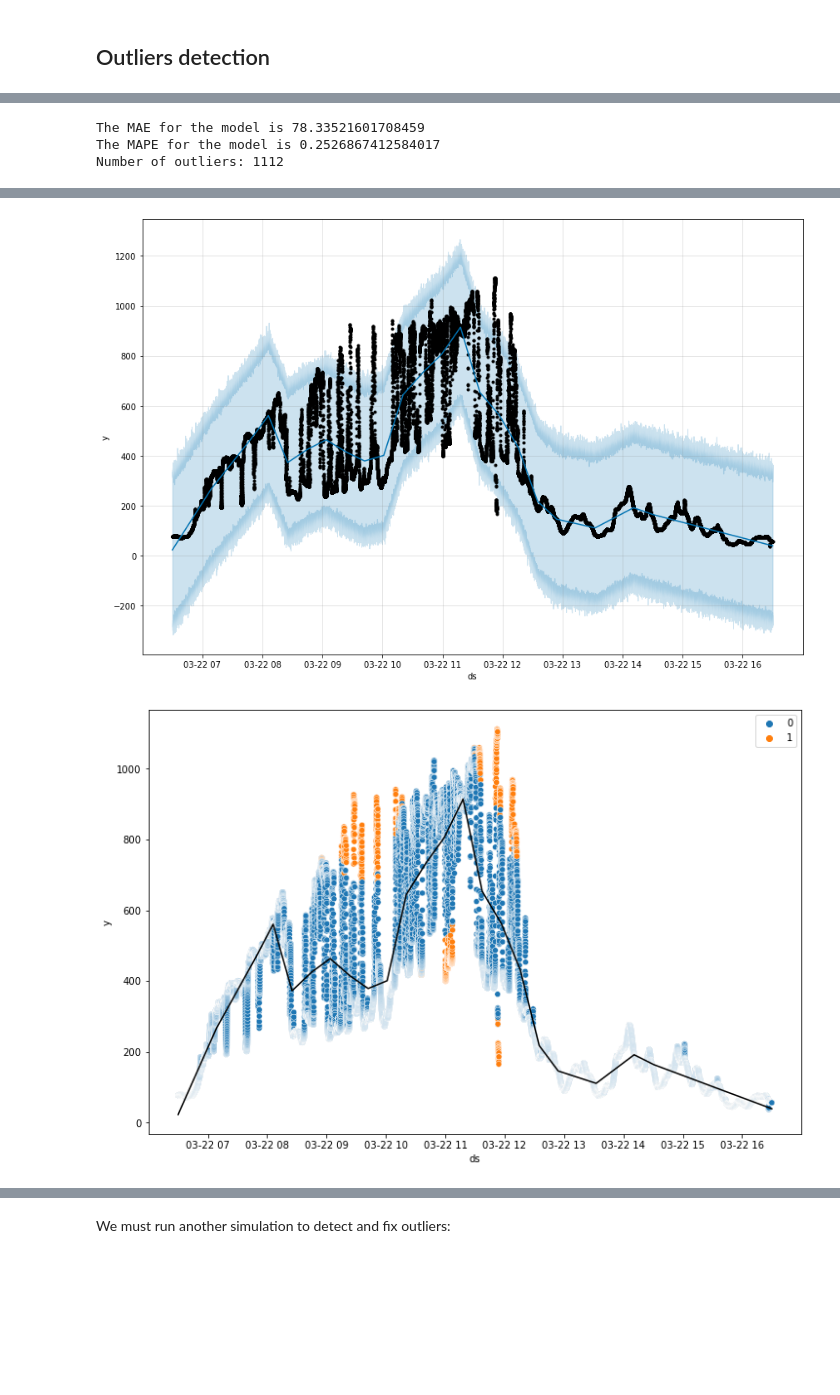
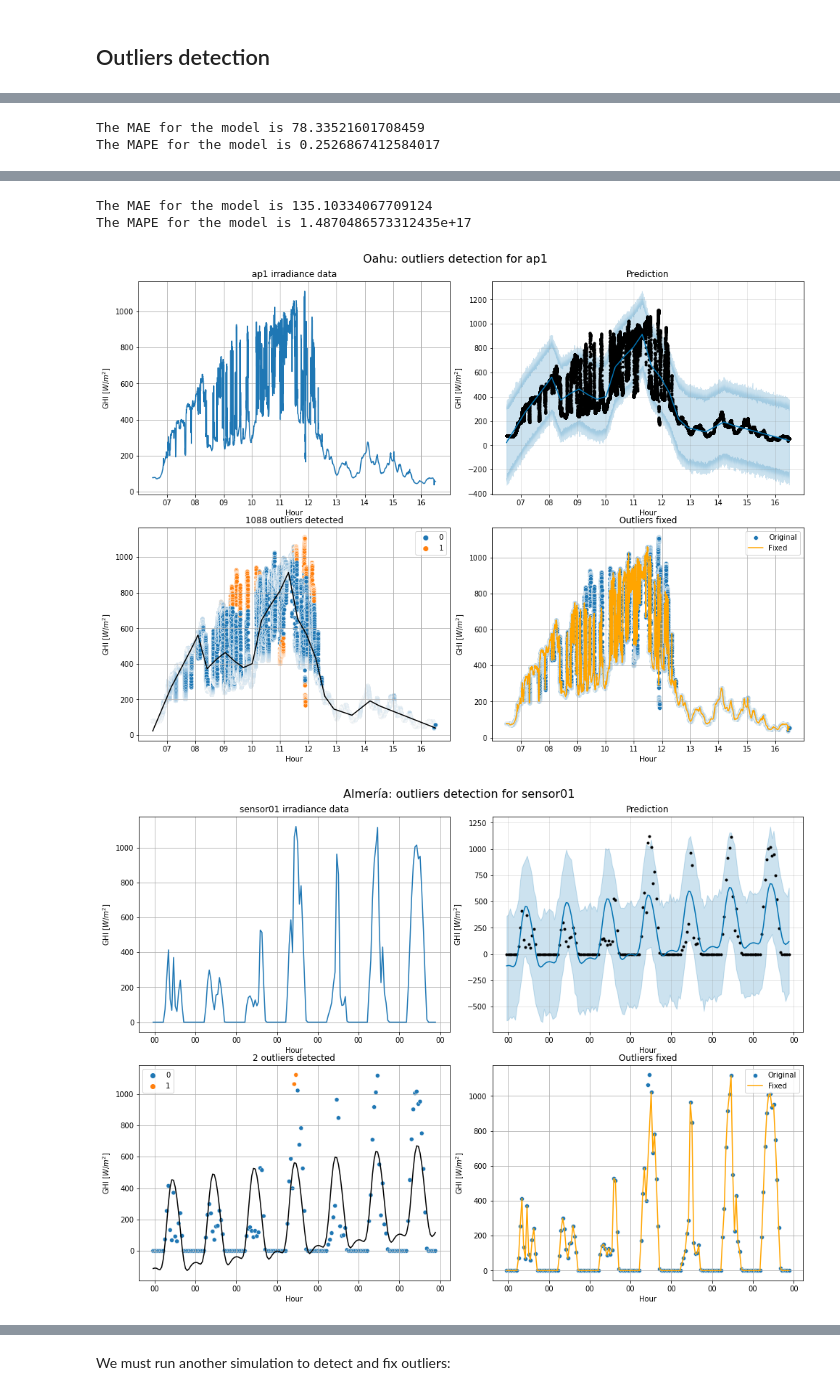
Before and after one commit to jlrisco/caide, a Jupyter notebook: notebooks/caide-results.ipynb, the cells around one changed output, grey strips where cells are left out. Saved outputs shown, nothing was run; the diff lists cells and outputs as text; code cells hidden in the pictures; blank space fills up the shorter version.

```diff
--- a/notebooks/caide-results.ipynb
+++ b/notebooks/caide-results.ipynb
@@ -61,8 +61,8 @@ for f in range(len(farm_names)):
 ## Outliers detection
 # %%
 sensors_test = ['ap1', 'sensor01']
-start_dts = [dt.datetime.strptime("2010-03-22 00:00:01", "%Y-%m-%d %H:%M:%S"), dt.datetime.strptime("2020-03-26 23:59:59", "%Y-%m-%d %H:%M:%S")]
-stop_dts = [dt.datetime.strptime("2010-03-22 23:59:59", "%Y-%m-%d %H:%M:%S"), dt.datetime.strptime("2020-03-26 23:59:59", "%Y-%m-%d %H:%M:%S")]
+start_dts = [dt.datetime.strptime("2010-03-22 00:00:01", "%Y-%m-%d %H:%M:%S"), dt.datetime.strptime("2020-03-22 23:59:59", "%Y-%m-%d %H:%M:%S")]
+stop_dts = [dt.datetime.strptime("2010-03-22 23:59:59", "%Y-%m-%d %H:%M:%S"), dt.datetime.strptime("2020-03-29 23:59:59", "%Y-%m-%d %H:%M:%S")]
 for f in range(2):
     h5 = tb.open_file(output_paths[f], 'r')
     sensor_table = h5.get_node(f'/DataCenter/{farm_names[f]}/{sensors_test[f]}')
@@ -72,12 +72,29 @@ for f in range(2):
     # Preparing the model ..."
     data = df.rename(columns={"timestamp": "ds", "radiation": "y"})
     model = Prophet(interval_width=0.99)
-    model.fit(data)
+    try:
+        model.fit(data)
+    except:
+        print(f"Error: Prophet model for {farm_names[f]}[{sensors_test[f]}] could not be fitted")
+        h5.close()
+        continue
+
+    fig, ax = plt.subplots(2,2, figsize=(14,10))
+    fig.suptitle(f'{farm_names_es[f]}: outliers detection for {sensors_test[f]}', fontsize=16)
+    ax[0,0].set_title(f'{sensors_test[f]} irradiance data')
+    ax[0,0].plot(df.timestamp, df.radiation)
+    ax[0,0].xaxis.set_major_formatter(mdates.DateFormatter('%H'))
+    ax[0,0].grid()
+    ax[0,0].set_ylabel('GHI $[W/m^2]$')
+    ax[0,0].set_xlabel('Hour') #, fontsize=12)
 
     # Making prediction ...
     forecast = model.predict(data)
-    fig1 = model.plot(forecast, figsize=(12,8)); # Add semi-colon to remove the duplicated chart
-    fig1.savefig(f'{farm_names[f]}-prophet-forecast.png', dpi=400, bbox_inches='tight')
+    model.plot(forecast, ax=ax[0,1])
+    ax[0,1].set_title('Prediction')
+    ax[0,1].xaxis.set_major_formatter(mdates.DateFormatter('%H'))
+    ax[0,1].set_ylabel('GHI $[W/m^2]$')
+    ax[0,1].set_xlabel('Hour') #, fontsize=12)
 
     # Merge actual and predicted values, show MAE and MAPE
     performance = pd.merge(data, forecast[['ds', 'yhat', 'yhat_lower', 'yhat_upper']], on='ds')
@@ -89,14 +106,13 @@ for f in range(2):
     # Create an anomaly indicator. Visualize
     performance['anomaly'] = performance.apply(lambda rows: 1 if ((rows.y<rows.yhat_lower)|(rows.y>rows.yhat_upper)) else 0, axis = 1)
     num_outliers = performance['anomaly'].value_counts()[1]
-    print("Number of outliers: " + str(num_outliers))
-    if num_outliers < 2:
-        print("No outliers found")
-        continue
-    fig2 = plt.figure(figsize=(12,8))
-    ax = sns.scatterplot(x='ds', y='y', data=performance, hue='anomaly')
-    sns.lineplot(x='ds', y='yhat', data=performance, color='black', ax=ax)
-    fig2.savefig(f'{farm_names[f]}-prophet-outliers.png', dpi=400, bbox_inches='tight')
+    sns.scatterplot(x='ds', y='y', data=performance, hue='anomaly', ax=ax[1,0])
+    sns.lineplot(x='ds', y='yhat', data=performance, color='black', ax=ax[1,0])
+    ax[1,0].set_title(f'{num_outliers} outliers detected')
+    ax[1,0].xaxis.set_major_formatter(mdates.DateFormatter('%H'))
+    ax[1,0].grid()
+    ax[1,0].set_ylabel('GHI $[W/m^2]$')
+    ax[1,0].set_xlabel('Hour') #, fontsize=12)
 
     # Compute fixed values
     df_fixed = df.copy()
@@ -105,10 +121,14 @@ for f in range(2):
     for id in idx:
         df_fixed.loc[id, 'radiation'] = np.nan
     df_fixed['radiation'].interpolate(method="linear", inplace=True)
-    fig3 = plt.figure(figsize=(12,8))
-    ax = sns.scatterplot(x='timestamp', y='radiation', data=df, label='Original')
-    sns.lineplot(x='timestamp', y='radiation', data=df_fixed, color='orange', label='Fixed', ax=ax)
-    fig3.savefig(f'{farm_names[f]}-prophet-outliers-fixed.png', dpi=400, bbox_inches='tight')
+    sns.scatterplot(x='timestamp', y='radiation', data=df, label='Original', ax=ax[1,1])
+    sns.lineplot(x='timestamp', y='radiation', data=df_fixed, color='orange', label='Fixed', ax=ax[1,1])
+    ax[1,1].set_title(f'Outliers fixed')
+    ax[1,1].xaxis.set_major_formatter(mdates.DateFormatter('%H'))
+    ax[1,1].grid()
+    ax[1,1].set_ylabel('GHI $[W/m^2]$')
+    ax[1,1].set_xlabel('Hour') #, fontsize=12)
 
+    fig.savefig(f'{farm_names[f]}-outliers.png', dpi=400, bbox_inches='tight')
     h5.close()
 # %% [output]
@@ -117,3 +137,2 @@ for f in range(2):
 The MAE for the model is 78.33521601708459
 The MAPE for the model is 0.2526867412584017
-Number of outliers: 1112
@@ -121,2 +141,4 @@ ValueError: Dataframe has less than 2 non-NaN rows.
+The MAE for the model is 135.10334067709124
+The MAPE for the model is 1.4870486573312435e+17
-[figure, old version]
+[figure, new version]
-[figure, old version]
+[figure, new version]
```
Also changed, not shown: parts of 3 cells of this notebook, 2 other files.
